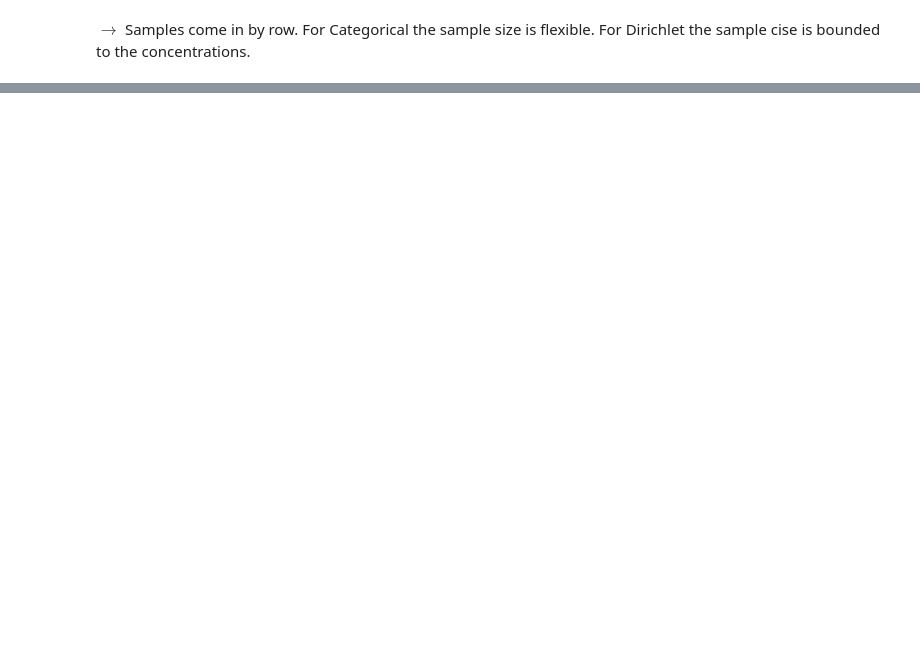
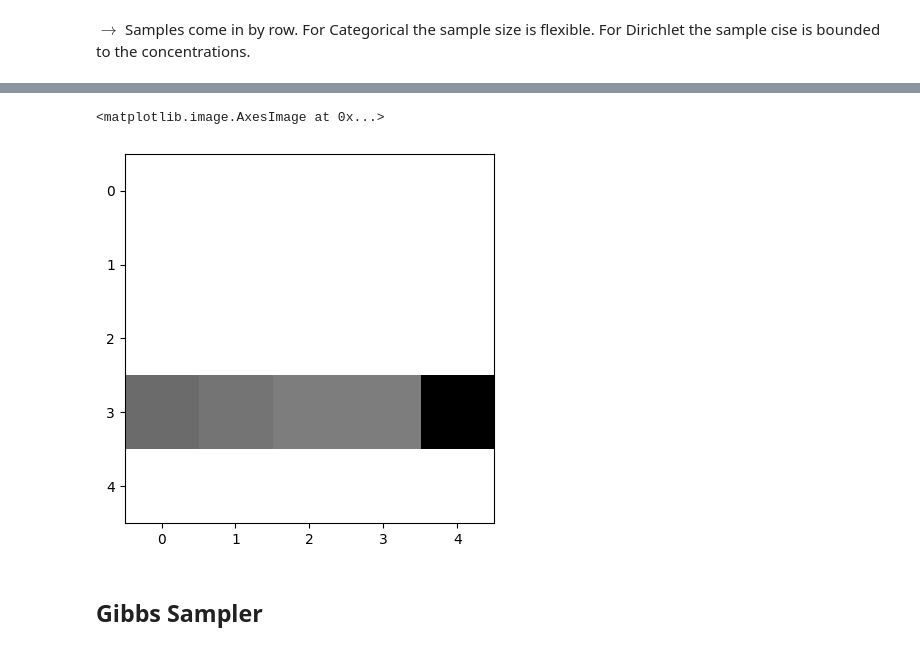
Before and after one commit to JannisZeller/topicflow, a Jupyter notebook: fixed_doclength.ipynb, the cells around one changed output, grey strips where cells are left out. Cells and saved outputs as stored; diff of their text form; code cells hidden in the pictures; blank space fills up the shorter version.

```diff
--- a/fixed_doclength.ipynb
+++ b/fixed_doclength.ipynb
@@ -388,0 +197,14 @@ beta0  = np.random.normal(size=(D, K))
+# %%
+## Fixing single Pi
+Pi0 = tf.constant([0., 0., 0., 1., 0., 0., 0., 0., 0., 0.])
+
+## Sampling single C
+dist_C_N = tfd.Categorical(probs=Pi0)
+C_N      = dist_C_N.sample(N)
+C_0N     = tf.expand_dims(C_N, axis=0)
+C_NK     = tf.one_hot(C_N, V, axis=-1)
+C_0NK    = tf.expand_dims(C_NK, axis=0)
+
+## Draw words for this single C
+dist_W_0N = tfd.Categorical(probs=tf.gather(Theta, C_0N))
+W_0N      = dist_W_0N.sample()
@@ -388,0 +222,7 @@ beta0  = np.random.normal(size=(D, K))
+# %%
+plt.imshow(format_to_img(W_0N, sqrtV=sqrtV), cmap="Greys")
+# %% [output]
+<matplotlib.image.AxesImage at 0x...>
+[figure, added]
+# %% [markdown]
+## **Gibbs Sampler**
```
Also changed, not shown: parts of 86 cells of this notebook, 1 other file.
